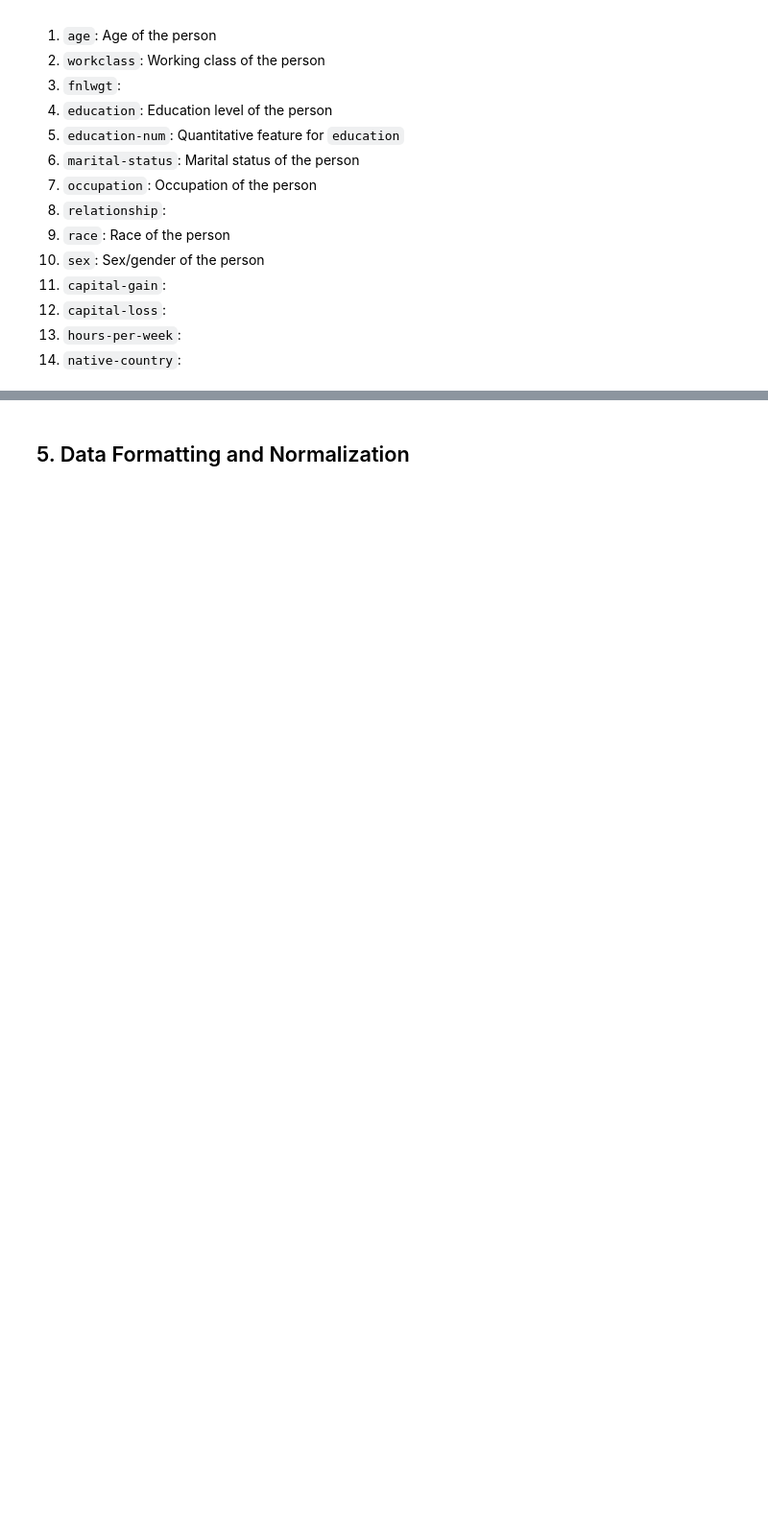
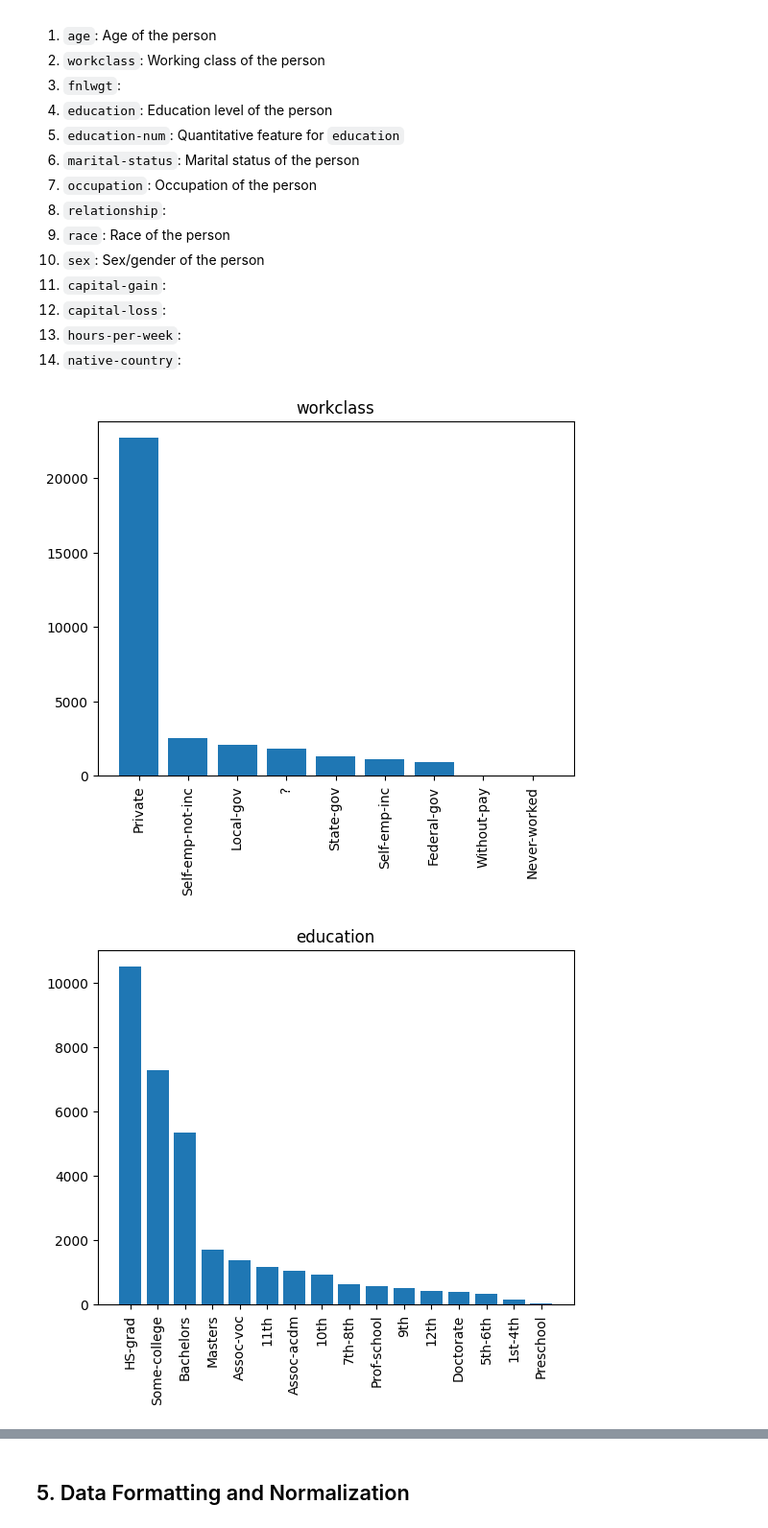
Before and after one commit to shubham0204/PICT_Coursework, a Jupyter notebook: assignment_01/main.ipynb, the cells around one changed output, grey strips where cells are left out. Shown at 96% size. Saved outputs shown, nothing was run; the diff lists cells and outputs as text; code cells hidden in the pictures; blank space fills up the shorter version.

```diff
--- a/assignment_01/main.ipynb
+++ b/assignment_01/main.ipynb
@@ -146,14 +145,26 @@ dtype: int64
 13. `hours-per-week`:
 14. `native-country`:
 # %%
-def plot_value_counts(
-    name: str ,
-    ds: pd.DataFrame
-):
+def plot_value_counts( name , ds ):
     value_counts = ds[ name ].value_counts()
     entities = value_counts.index.tolist()
     freqs = value_counts.values.tolist()
     plt.title( name )
     plt.xticks( rotation='vertical' )
     plt.bar( entities , freqs )
     plt.show()
+
+# Plot value counts for all discrete features
+plot_value_counts( "workclass" , ds )
+plot_value_counts( "education" , ds )
+plot_value_counts( "marital-status" , ds )
+plot_value_counts( "occupation" , ds )
+plot_value_counts( "relationship" , ds )
+plot_value_counts( "race" , ds )
+plot_value_counts( "sex" , ds )
+plot_value_counts( "hours-per-week" , ds )
+plot_value_counts( "income" , ds )
+plot_value_counts( "native-country" , ds )
+# %% [output]
+[figure, added]
+[figure, added]
```
Also changed, not shown: parts of 18 cells of this notebook.
